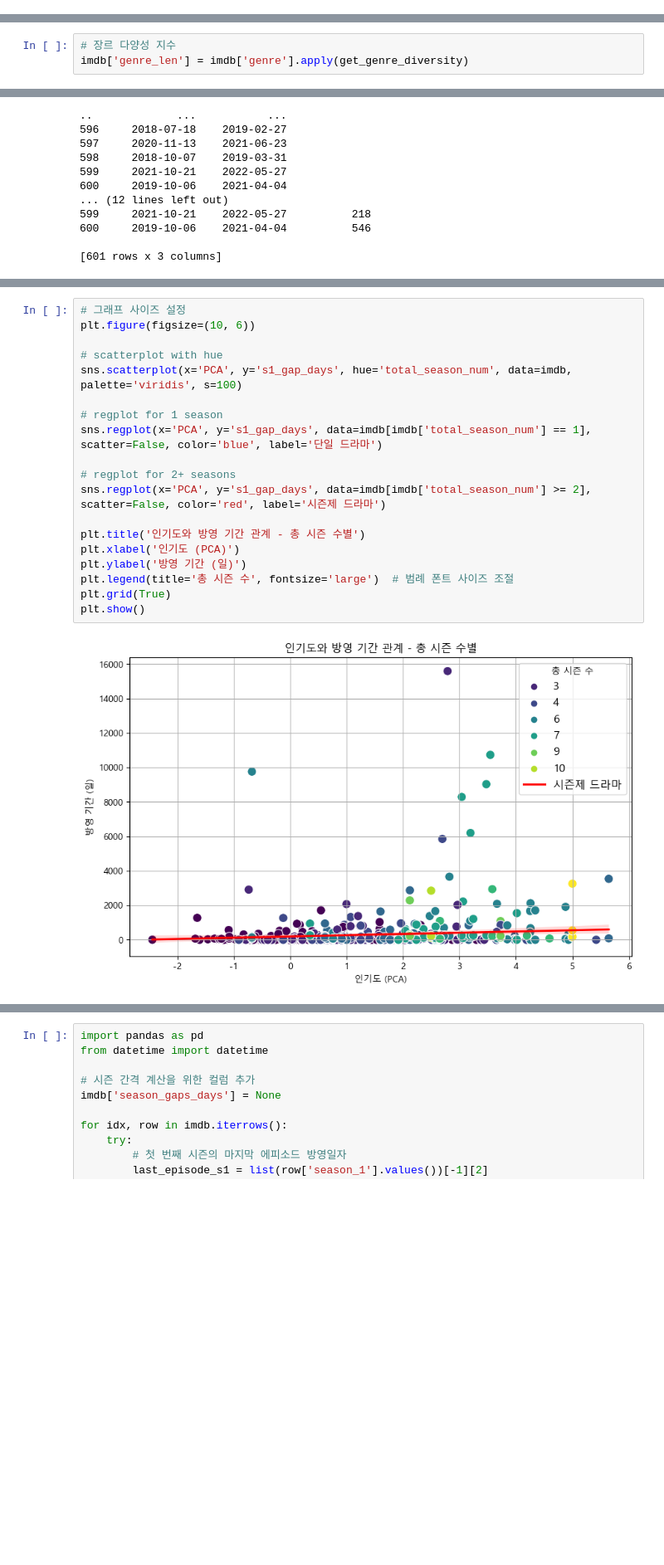
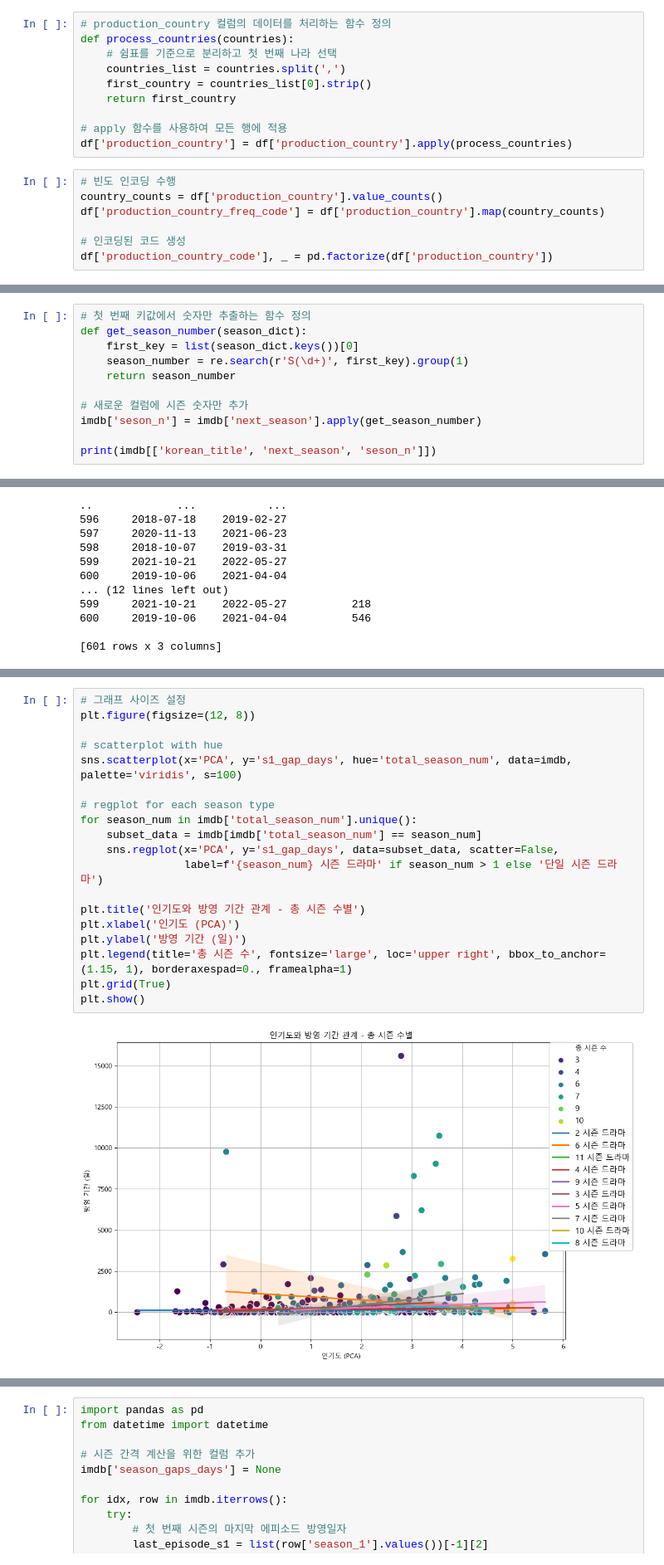
Before and after one commit to JoQri/ML_Netflix_project, a Jupyter notebook: eda/feature_engineering.ipynb, the cells around one changed output, grey strips where cells are left out. Shown: that part at 83% size. Saved outputs shown, nothing was run; the diff lists cells and outputs as text; blank space fills up the shorter version.

```diff
--- a/eda/feature_engineering.ipynb
+++ b/eda/feature_engineering.ipynb
@@ -72,0 +89,17 @@ memory usage: 148.5+ KB
+# %%
+# production_country 컬럼의 데이터를 처리하는 함수 정의
+def process_countries(countries):
+    # 쉼표를 기준으로 분리하고 첫 번째 나라 선택
+    countries_list = countries.split(',')
+    first_country = countries_list[0].strip()
+    return first_country
+
+# apply 함수를 사용하여 모든 행에 적용
+df['production_country'] = df['production_country'].apply(process_countries)
+# %%
+# 빈도 인코딩 수행
+country_counts = df['production_country'].value_counts()
+df['production_country_freq_code'] = df['production_country'].map(country_counts)
+
+# 인코딩된 코드 생성
+df['production_country_code'], _ = pd.factorize(df['production_country'])
@@ -255,0 +247,11 @@ memory usage: 58.8+ KB
+# %%
+# 첫 번째 키값에서 숫자만 추출하는 함수 정의
+def get_season_number(season_dict):
+    first_key = list(season_dict.keys())[0]
+    season_number = re.search(r'S(\d+)', first_key).group(1)
+    return season_number
+
+# 새로운 컬럼에 시즌 숫자만 추가
+imdb['seson_n'] = imdb['next_season'].apply(get_season_number)
+
+print(imdb[['korean_title', 'next_season', 'seson_n']])
@@ -361,3 +405,0 @@ def get_genre_diversity(x):
-# %%
-# 장르 다양성 지수
-imdb['genre_len'] = imdb['genre'].apply(get_genre_diversity)
@@ -439,22 +501,22 @@ memory usage: 143.3+ KB
 # %%
 # 그래프 사이즈 설정
-plt.figure(figsize=(10, 6))
+plt.figure(figsize=(12, 8))
 
 # scatterplot with hue
 sns.scatterplot(x='PCA', y='s1_gap_days', hue='total_season_num', data=imdb, palette='viridis', s=100)
 
-# regplot for 1 season
-sns.regplot(x='PCA', y='s1_gap_days', data=imdb[imdb['total_season_num'] == 1], scatter=False, color='blue', label='단일 드라마')
-
-# regplot for 2+ seasons
-sns.regplot(x='PCA', y='s1_gap_days', data=imdb[imdb['total_season_num'] >= 2], scatter=False, color='red', label='시즌제 드라마')
+# regplot for each season type
+for season_num in imdb['total_season_num'].unique():
+    subset_data = imdb[imdb['total_season_num'] == season_num]
+    sns.regplot(x='PCA', y='s1_gap_days', data=subset_data, scatter=False,
+                label=f'{season_num} 시즌 드라마' if season_num > 1 else '단일 시즌 드라마')
 
 plt.title('인기도와 방영 기간 관계 - 총 시즌 수별')
 plt.xlabel('인기도 (PCA)')
 plt.ylabel('방영 기간 (일)')
-plt.legend(title='총 시즌 수', fontsize='large')  # 범례 폰트 사이즈 조절
+plt.legend(title='총 시즌 수', fontsize='large', loc='upper right', bbox_to_anchor=(1.15, 1), borderaxespad=0., framealpha=1)
 plt.grid(True)
 plt.show()
 # %% [output]
-[figure, old version]
+[figure, new version]
 # %% [markdown]
```
Also changed, not shown: parts of 51 cells of this notebook, 4 other files.
